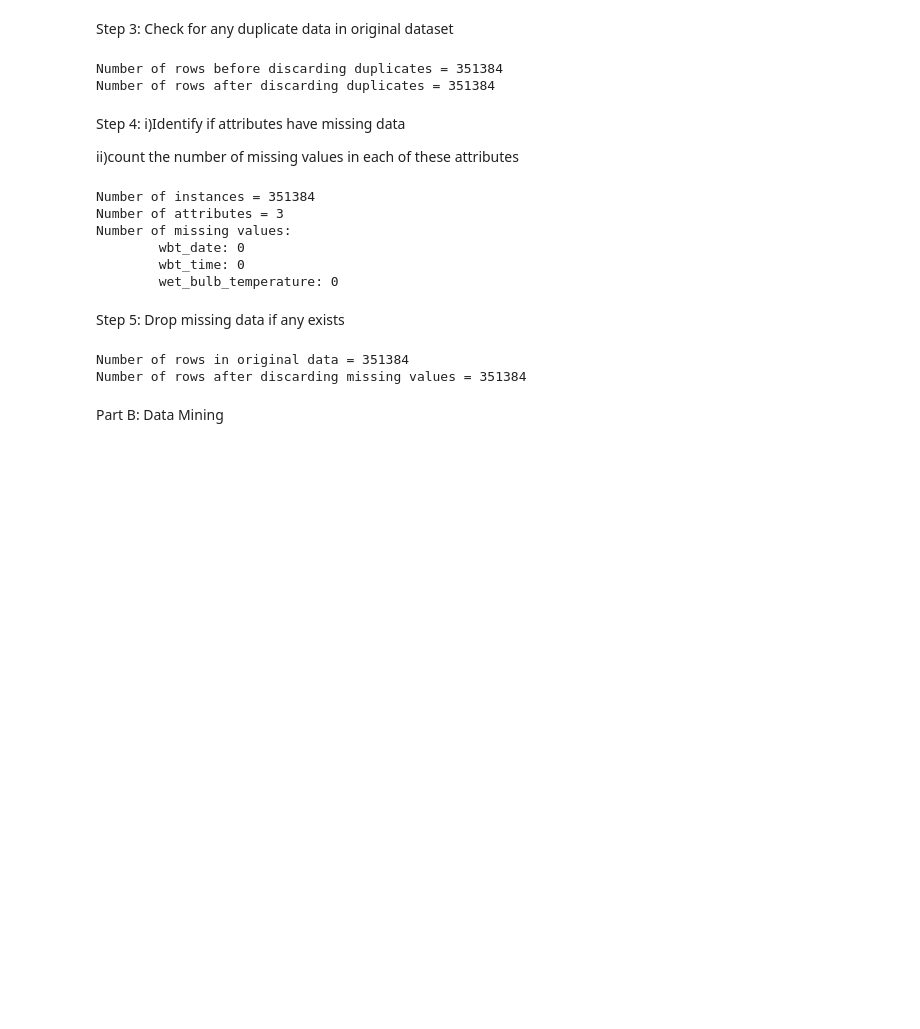
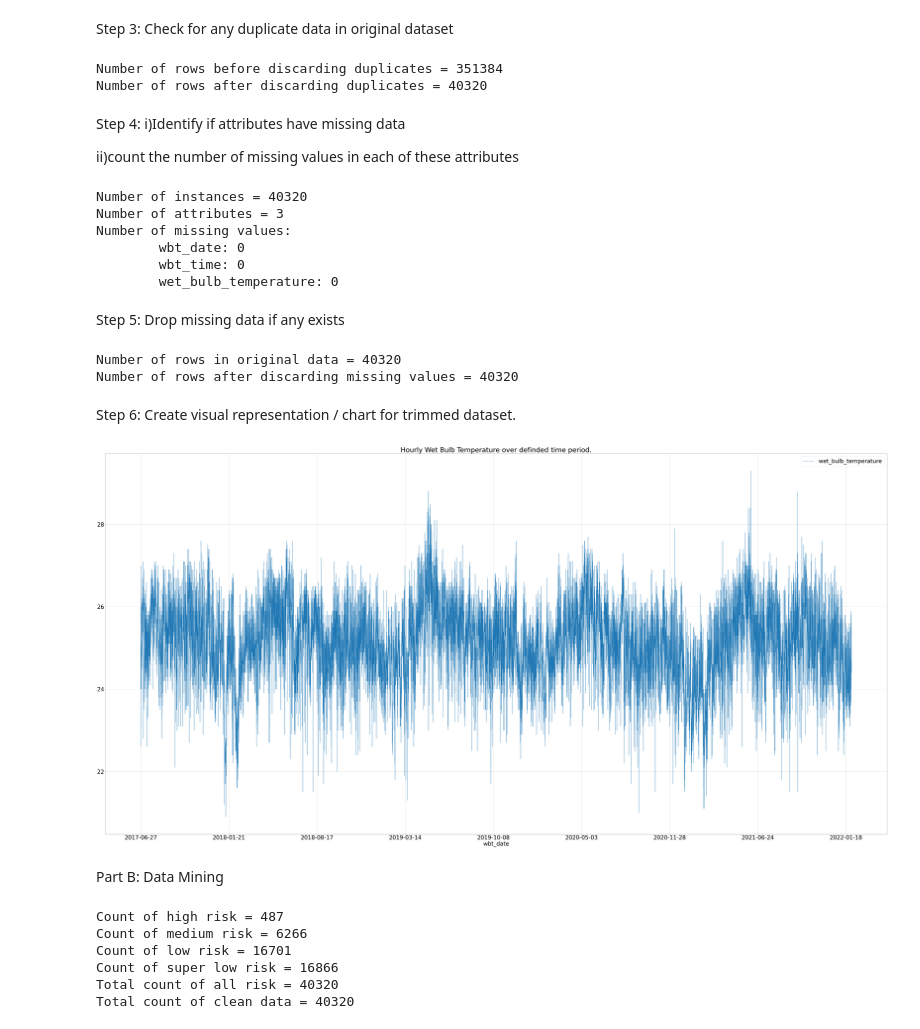
Before and after one commit to Bcwz/Capstone_Wearable_IoT, a Jupyter notebook: Machine_Learning/training_model.ipynb, the cells around one changed output. Cells and saved outputs as stored; diff of their text form; code cells hidden in the pictures; blank space fills up the shorter version.

Commit message:
Clasified dataset into different risk level.

```diff
--- a/Machine_Learning/training_model.ipynb
+++ b/Machine_Learning/training_model.ipynb
@@ -29,7 +29,8 @@ number of dataset required = months * weeks * days * hours
 months = 60
 no_of_dataset_required = months * 4 * 7 *24
 print('Number of dataset required = %d' % (no_of_dataset_required))
-df.tail(no_of_dataset_required)
+df_trimmed = df.tail(no_of_dataset_required)
+df_trimmed
 # %% [output]
 Number of dataset required = 40320
 |  | wbt_date | wbt_time | wet_bulb_temperature |
@@ -49,11 +50,11 @@ Number of dataset required = 40320
 Step 3: Check for any duplicate data in original dataset
 # %%
 print('Number of rows before discarding duplicates = %d' % (df.shape[0]))
-df_remove_dup = df.drop_duplicates()
+df_remove_dup = df_trimmed.drop_duplicates()
 print('Number of rows after discarding duplicates = %d' % (df_remove_dup.shape[0]))
 # %% [output]
 Number of rows before discarding duplicates = 351384
-Number of rows after discarding duplicates = 351384
+Number of rows after discarding duplicates = 40320
 # %% [markdown]
 Step 4:
 i)Identify if attributes have missing data
@@ -71,7 +72,7 @@ print('Number of missing values:')
 for col in df_check_null.columns:
     print('\t%s: %d' % (col,df_check_null[col].isna().sum()))
 # %% [output]
-Number of instances = 351384
+Number of instances = 40320
 Number of attributes = 3
 Number of missing values:
         wbt_date: 0
@@ -84,7 +85,60 @@ print('Number of rows in original data = %d' % (df_check_null.shape[0]))
 df_drop_null = df_check_null.dropna()
 print('Number of rows after discarding missing values = %d' % (df_drop_null.shape[0]))
 # %% [output]
-Number of rows in original data = 351384
-Number of rows after discarding missing values = 351384
+Number of rows in original data = 40320
+Number of rows after discarding missing values = 40320
+# %% [markdown]
+Step 6: Create visual representation / chart for trimmed dataset.
+# %%
+import matplotlib.pyplot as plt
+plt.rcParams.update({'font.size': 40})
+df_drop_null.plot(x ='wbt_date', y='wet_bulb_temperature', kind = 'line', title='Hourly Wet Bulb Temperature over definded time period.', figsize =(100,50), grid =True)
+plt.show()
+# %% [output]
+[figure, added]
 # %% [markdown]
 Part B: Data Mining
+# %%
+df_clean_data = df_drop_null.copy()
+wbt_high_risk = 27.0
+wbt_medium_risk = 26.0
+wbt_low_risk = 25.0
+risk_level = []
+for row in df_clean_data.index:
+    if(df_clean_data['wet_bulb_temperature'][row]>=wbt_high_risk):
+        risk_level.append('high')
+    elif((df_clean_data['wet_bulb_temperature'][row]>=wbt_medium_risk) & (df_clean_data['wet_bulb_temperature'][row]<wbt_high_risk)):
+        risk_level.append('medium')
+    elif((df_clean_data['wet_bulb_temperature'][row]>=wbt_low_risk) & (df_clean_data['wet_bulb_temperature'][row]<wbt_medium_risk)):
+        risk_level.append('low')
+    else:
+        risk_level.append('super_low')
+
+df_clean_data['risk_level'] = risk_level
+df_clean_data
+
+
+risk_high = df_clean_data.apply(lambda x: True if x['risk_level'] == 'high' else False , axis=1)
+risk_medium = df_clean_data.apply(lambda x: True if x['risk_level'] == 'medium' else False , axis=1)
+risk_low = df_clean_data.apply(lambda x: True if x['risk_level'] == 'low' else False , axis=1)
+risk_super_low = df_clean_data.apply(lambda x: True if x['risk_level'] == 'super_low' else False , axis=1)
+
+
+number_of_high = len(risk_high[risk_high==True].index)
+number_of_medium = len(risk_medium[risk_medium==True].index)
+number_of_low = len(risk_low[risk_low==True].index)
+number_of_super_low = len(risk_super_low[risk_super_low==True].index)
+total = number_of_high +number_of_medium +number_of_low+number_of_super_low
+print('Count of high risk = %d' % number_of_high)
+print('Count of medium risk = %d' % number_of_medium)
+print('Count of low risk = %d' % number_of_low)
+print('Count of super low risk = %d' % number_of_super_low)
+print('Total count of all risk = %d' % total)
+print('Total count of clean data = %d' % df_clean_data.shape[0])
+# %% [output]
+Count of high risk = 487
+Count of medium risk = 6266
+Count of low risk = 16701
+Count of super low risk = 16866
+Total count of all risk = 40320
+Total count of clean data = 40320
```
